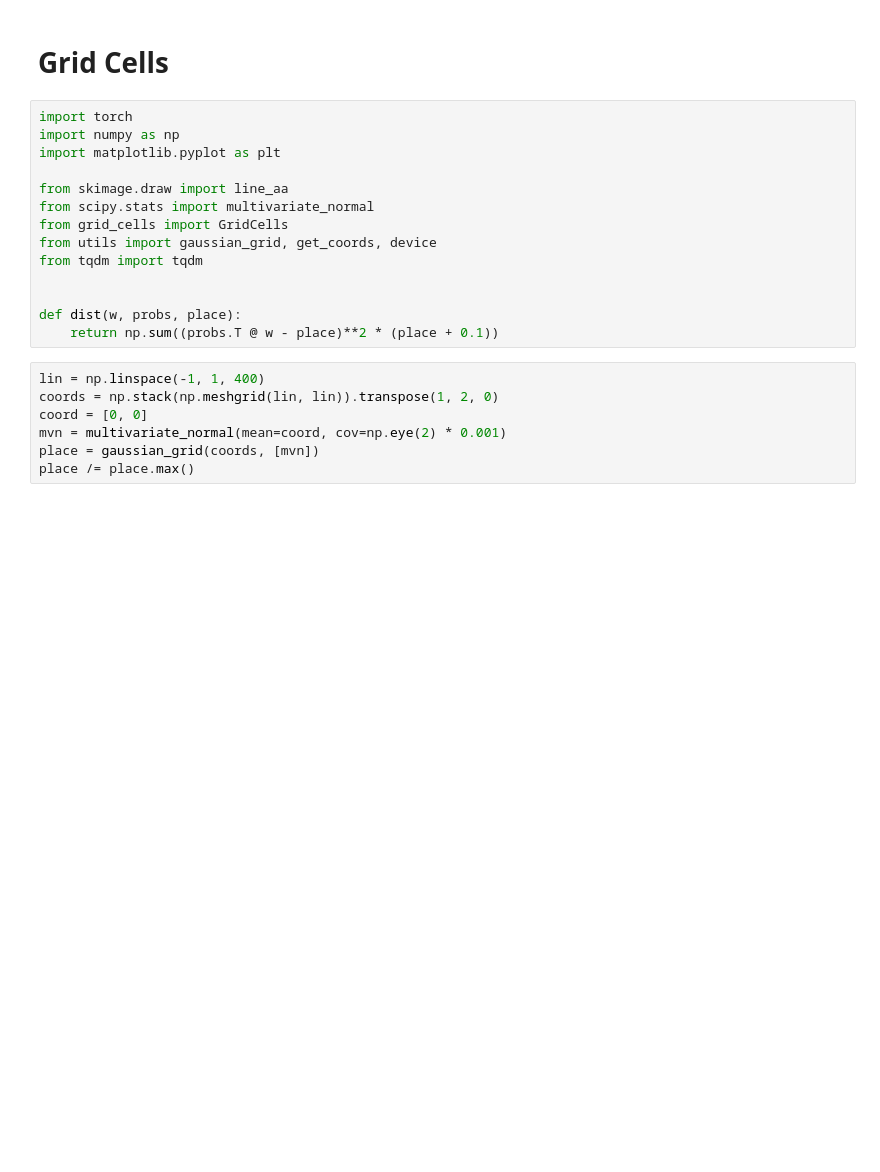
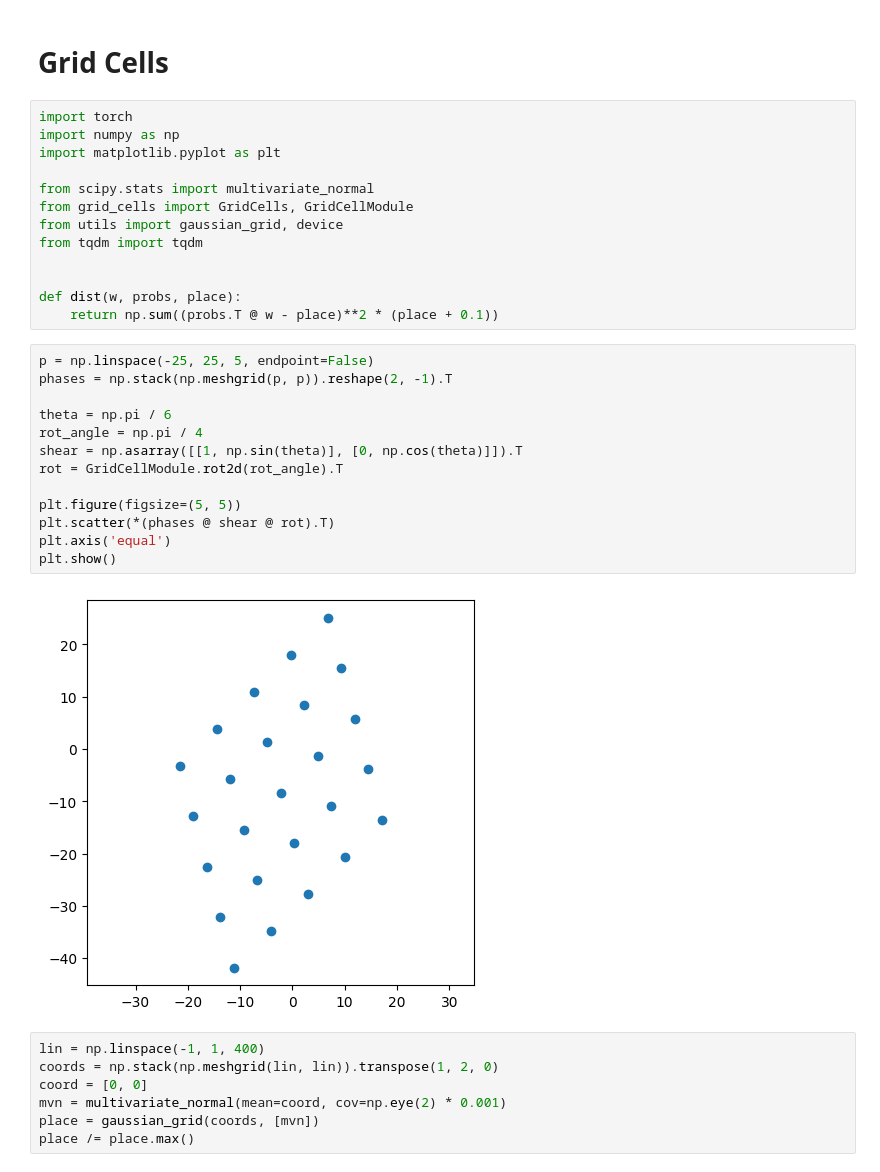
Before and after one commit to ChackMociute/Master-Thesis, a Jupyter notebook: grid_cells.ipynb, the cells around one changed output. Cells and saved outputs as stored; diff of their text form; blank space fills up the shorter version.

Commit message:
Fixed phase basis vectors and added some visualizations

```diff
--- a/grid_cells.ipynb
+++ b/grid_cells.ipynb
@@ -5,15 +5,29 @@ import torch
 import numpy as np
 import matplotlib.pyplot as plt
 
-from skimage.draw import line_aa
 from scipy.stats import multivariate_normal
-from grid_cells import GridCells
-from utils import gaussian_grid, get_coords, device
+from grid_cells import GridCells, GridCellModule
+from utils import gaussian_grid, device
 from tqdm import tqdm
 
 
 def dist(w, probs, place):
     return np.sum((probs.T @ w - place)**2 * (place + 0.1))
+# %%
+p = np.linspace(-25, 25, 5, endpoint=False)
+phases = np.stack(np.meshgrid(p, p)).reshape(2, -1).T
+
+theta = np.pi / 6
+rot_angle = np.pi / 4
+shear = np.asarray([[1, np.sin(theta)], [0, np.cos(theta)]]).T
+rot = GridCellModule.rot2d(rot_angle).T
+
+plt.figure(figsize=(5, 5))
+plt.scatter(*(phases @ shear @ rot).T)
+plt.axis('equal')
+plt.show()
+# %% [output]
+[figure, added]
 # %%
 lin = np.linspace(-1, 1, 400)
 coords = np.stack(np.meshgrid(lin, lin)).transpose(1, 2, 0)
```
Also changed, not shown: 4 other files.
